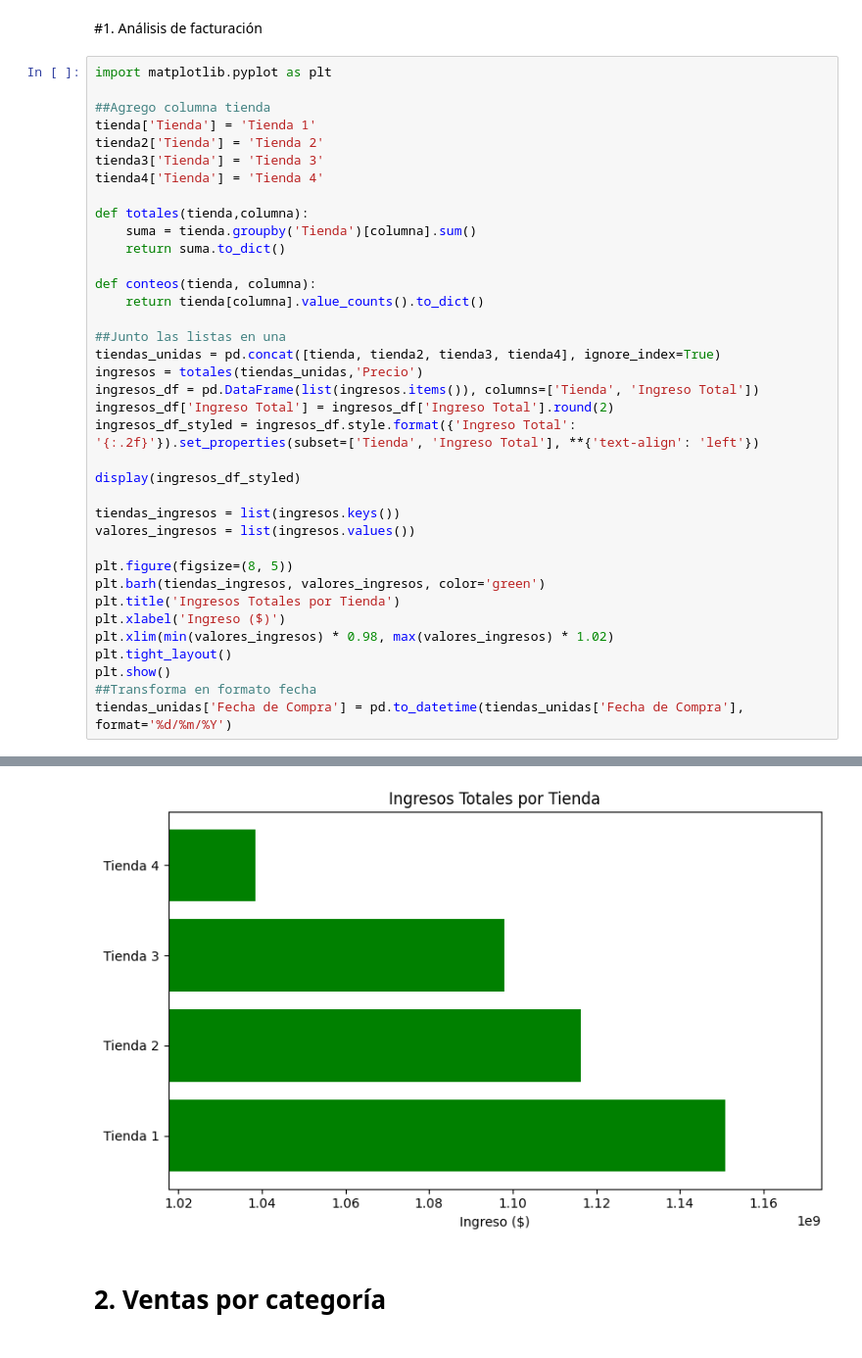
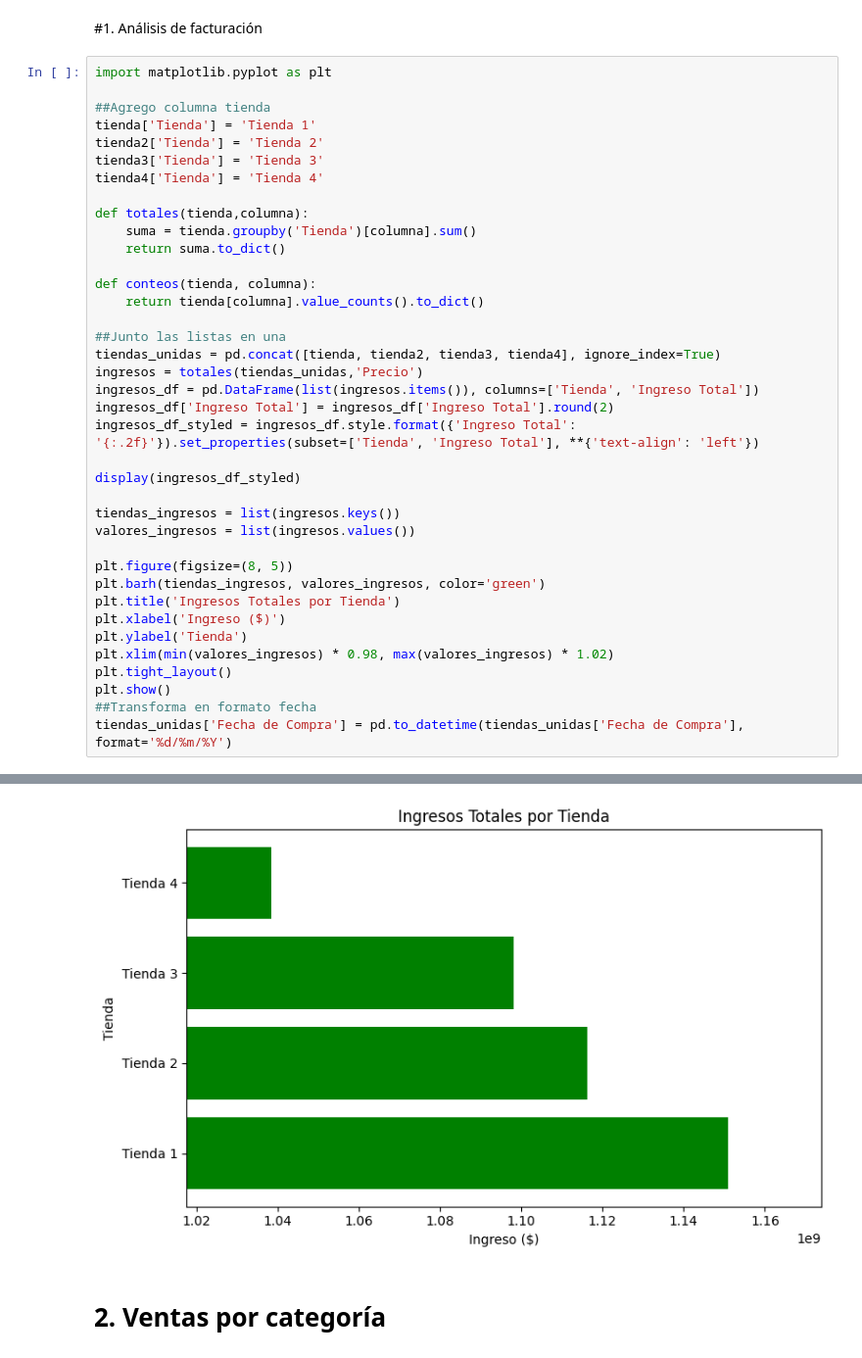
Before and after one commit to DMaraboli/Challenge-Alura-Store, a Jupyter notebook: AluraStoreLatam.ipynb, the cells around one changed output, grey strips where cells are left out. Shown: that part at 98% size. Cells and saved outputs as stored; diff of their text form.

```diff
--- a/AluraStoreLatam.ipynb
+++ b/AluraStoreLatam.ipynb
@@ -52,34 +52,35 @@ def totales(tienda,columna):
 def conteos(tienda, columna):
     return tienda[columna].value_counts().to_dict()
 
 ##Junto las listas en una
 tiendas_unidas = pd.concat([tienda, tienda2, tienda3, tienda4], ignore_index=True)
 ingresos = totales(tiendas_unidas,'Precio')
 ingresos_df = pd.DataFrame(list(ingresos.items()), columns=['Tienda', 'Ingreso Total'])
 ingresos_df['Ingreso Total'] = ingresos_df['Ingreso Total'].round(2)
 ingresos_df_styled = ingresos_df.style.format({'Ingreso Total': '{:.2f}'}).set_properties(subset=['Tienda', 'Ingreso Total'], **{'text-align': 'left'})
 
 display(ingresos_df_styled)
 
 tiendas_ingresos = list(ingresos.keys())
 valores_ingresos = list(ingresos.values())
 
 plt.figure(figsize=(8, 5))
 plt.barh(tiendas_ingresos, valores_ingresos, color='green')
 plt.title('Ingresos Totales por Tienda')
 plt.xlabel('Ingreso ($)')
+plt.ylabel('Tienda')
 plt.xlim(min(valores_ingresos) * 0.98, max(valores_ingresos) * 1.02)
 plt.tight_layout()
 plt.show()
 ##Transforma en formato fecha
 tiendas_unidas['Fecha de Compra'] = pd.to_datetime(tiendas_unidas['Fecha de Compra'], format='%d/%m/%Y')
 # %% [output]
 |  | Tienda | Ingreso Total |
 | 0 | Tienda 1 | 1150880400.00 |
 | 1 | Tienda 2 | 1116343500.00 |
 | 2 | Tienda 3 | 1098019600.00 |
 | 3 | Tienda 4 | 1038375700.00 |
-[figure, old version]
+[figure, new version]
 # %% [markdown]
 # 2. Ventas por categoría
 # %%
```
Also changed, not shown: parts of 3 cells of this notebook.
